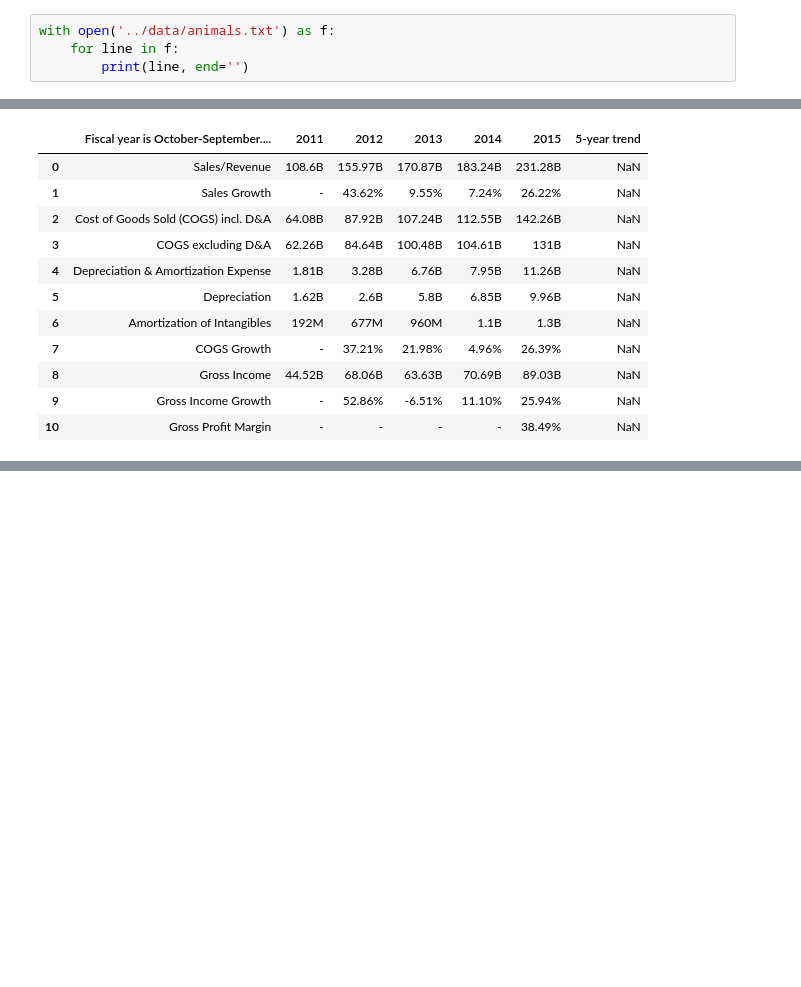
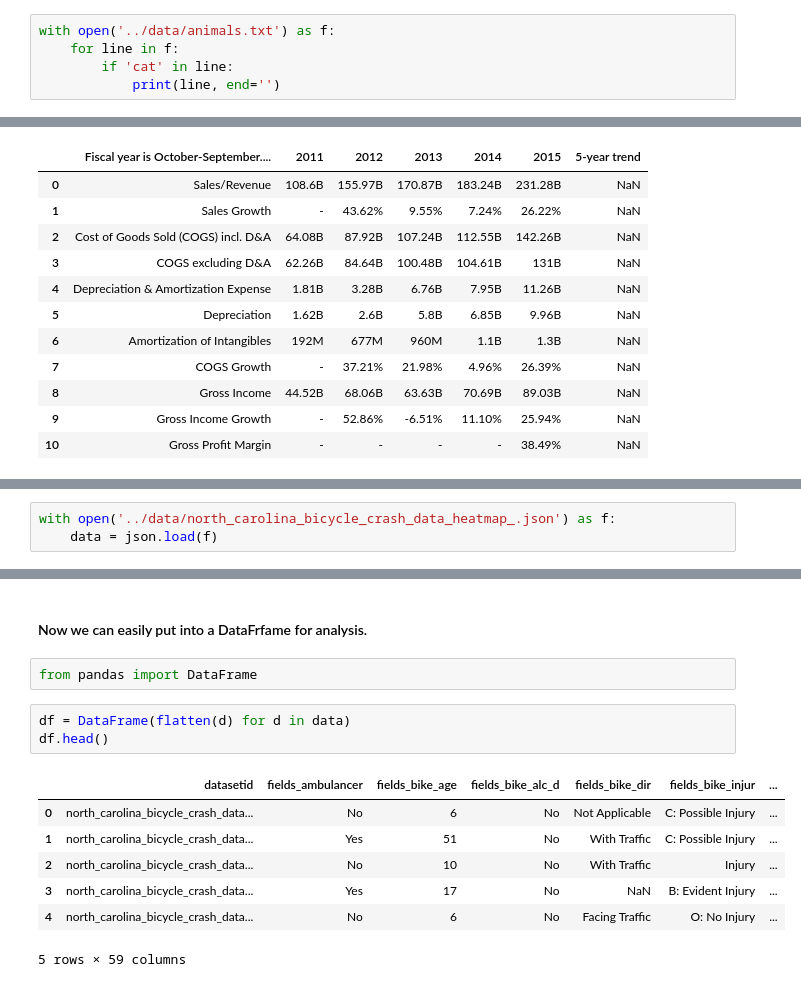
Before and after one commit to cliburn/sta-663-2016, a Jupyter notebook: lectures/02_IO.ipynb, the cells around one changed output, grey strips where cells are left out. Cells and saved outputs as stored; diff of their text form; blank space fills up the shorter version.

```diff
--- a/lectures/02_IO.ipynb
+++ b/lectures/02_IO.ipynb
@@ -26,5 +28,6 @@ Note the use of the `with` contxt manager - this automates the closing of the fi
 # %%
 with open('../data/animals.txt') as f:
     for line in f:
-        print(line, end='')
+        if 'cat' in line:
+            print(line, end='')
 # %% [output]
@@ -174,0 +194,3 @@ pd.read_html(url, match="Fiscal year is October-September. All values USD millio
+# %%
+with open('../data/north_carolina_bicycle_crash_data_heatmap_.json') as f:
+    data = json.load(f)
@@ -174,0 +253,15 @@ pd.read_html(url, match="Fiscal year is October-September. All values USD millio
+# %% [markdown]
+#### Now we can easily put into a DataFrfame for analysis.
+# %%
+from pandas import DataFrame
+# %%
+df = DataFrame(flatten(d) for d in data)
+df.head()
+# %% [output]
+|  | datasetid | fields_ambulancer | fields_bike_age | fields_bike_alc_d | fields_bike_dir | fields_bike_injur | ... |
+| 0 | north_carolina_bicycle_crash_data... | No | 6 | No | Not Applicable | C: Possible Injury | ... |
+| 1 | north_carolina_bicycle_crash_data... | Yes | 51 | No | With Traffic | C: Possible Injury | ... |
+| 2 | north_carolina_bicycle_crash_data... | No | 10 | No | With Traffic | Injury | ... |
+| 3 | north_carolina_bicycle_crash_data... | Yes | 17 | No | NaN | B: Evident Injury | ... |
+| 4 | north_carolina_bicycle_crash_data... | No | 6 | No | Facing Traffic | O: No Injury | ... |
+5 rows × 59 columns
```
Also changed, not shown: parts of 28 cells of this notebook, 4 other files.
